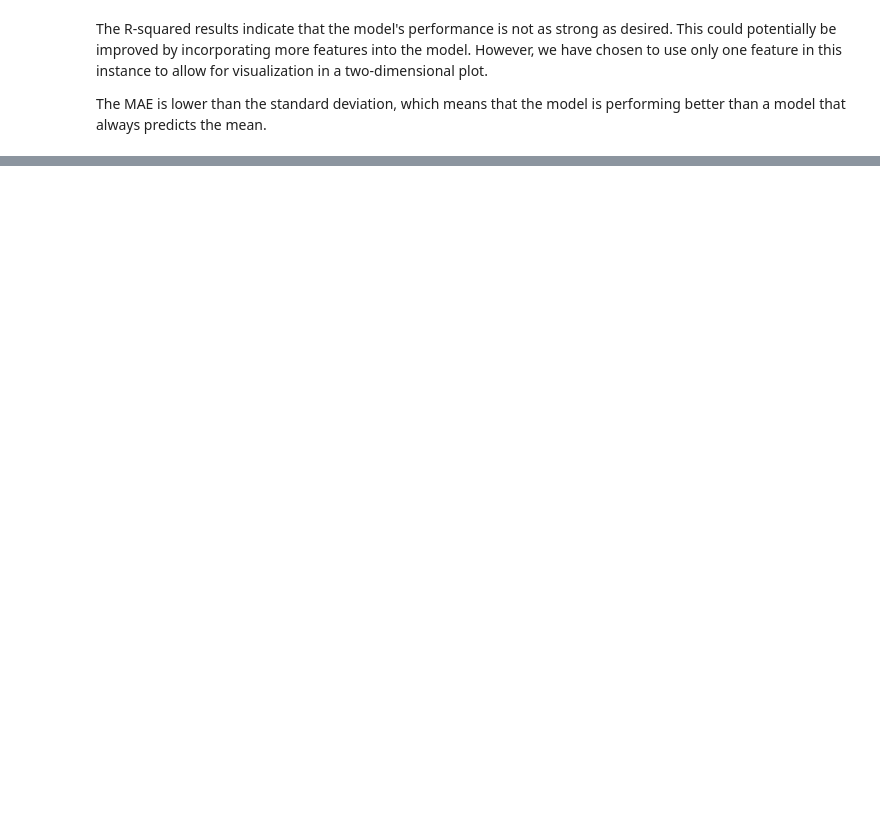
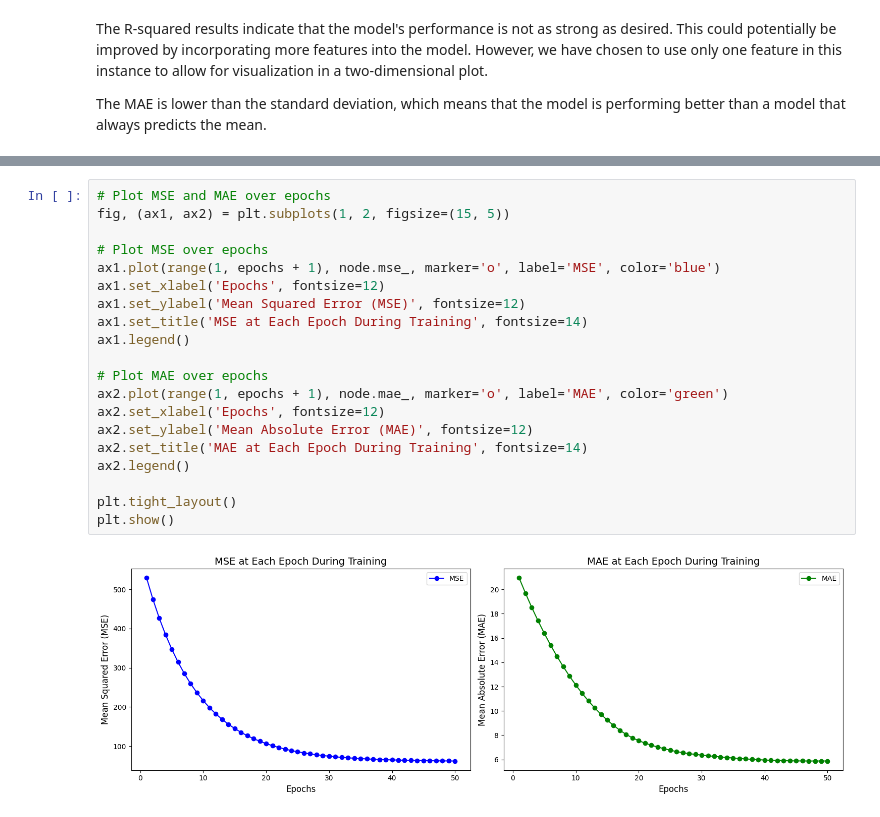
Before and after one commit to calbertiboms/INDE_577, a Jupyter notebook: Supervised Machine Learning/Linear Regression/Regression Neuron.ipynb, the cells around one changed output, grey strips where cells are left out. Cells and saved outputs as stored; diff of their text form; blank space fills up the shorter version.

```diff
--- a/Supervised Machine Learning/Linear Regression/Regression Neuron.ipynb
+++ b/Supervised Machine Learning/Linear Regression/Regression Neuron.ipynb
@@ -197,3 +177,25 @@ plt.show()
+# %%
+# Plot MSE and MAE over epochs
+fig, (ax1, ax2) = plt.subplots(1, 2, figsize=(15, 5))
+
+# Plot MSE over epochs
+ax1.plot(range(1, epochs + 1), node.mse_, marker='o', label='MSE', color='blue')
+ax1.set_xlabel('Epochs', fontsize=12)
+ax1.set_ylabel('Mean Squared Error (MSE)', fontsize=12)
+ax1.set_title('MSE at Each Epoch During Training', fontsize=14)
+ax1.legend()
+
+# Plot MAE over epochs
+ax2.plot(range(1, epochs + 1), node.mae_, marker='o', label='MAE', color='green')
+ax2.set_xlabel('Epochs', fontsize=12)
+ax2.set_ylabel('Mean Absolute Error (MAE)', fontsize=12)
+ax2.set_title('MAE at Each Epoch During Training', fontsize=14)
+ax2.legend()
+
+plt.tight_layout()
+plt.show()
+# %% [output]
+[figure, added]
 # %%
 # Other possible choices of learning rates
 alphas = [0.01, 0.05, 0.07, 0.09]
```
Also changed, not shown: parts of 21 cells of this notebook.
